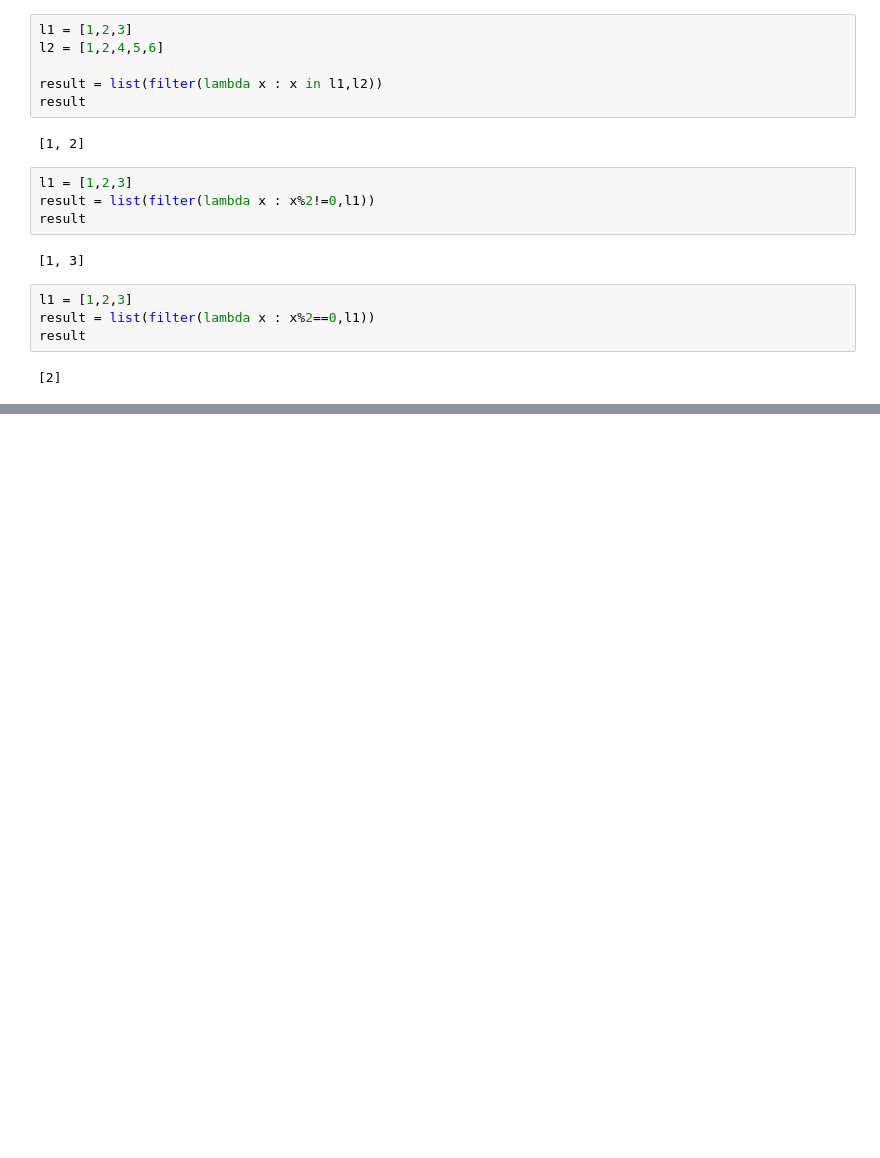
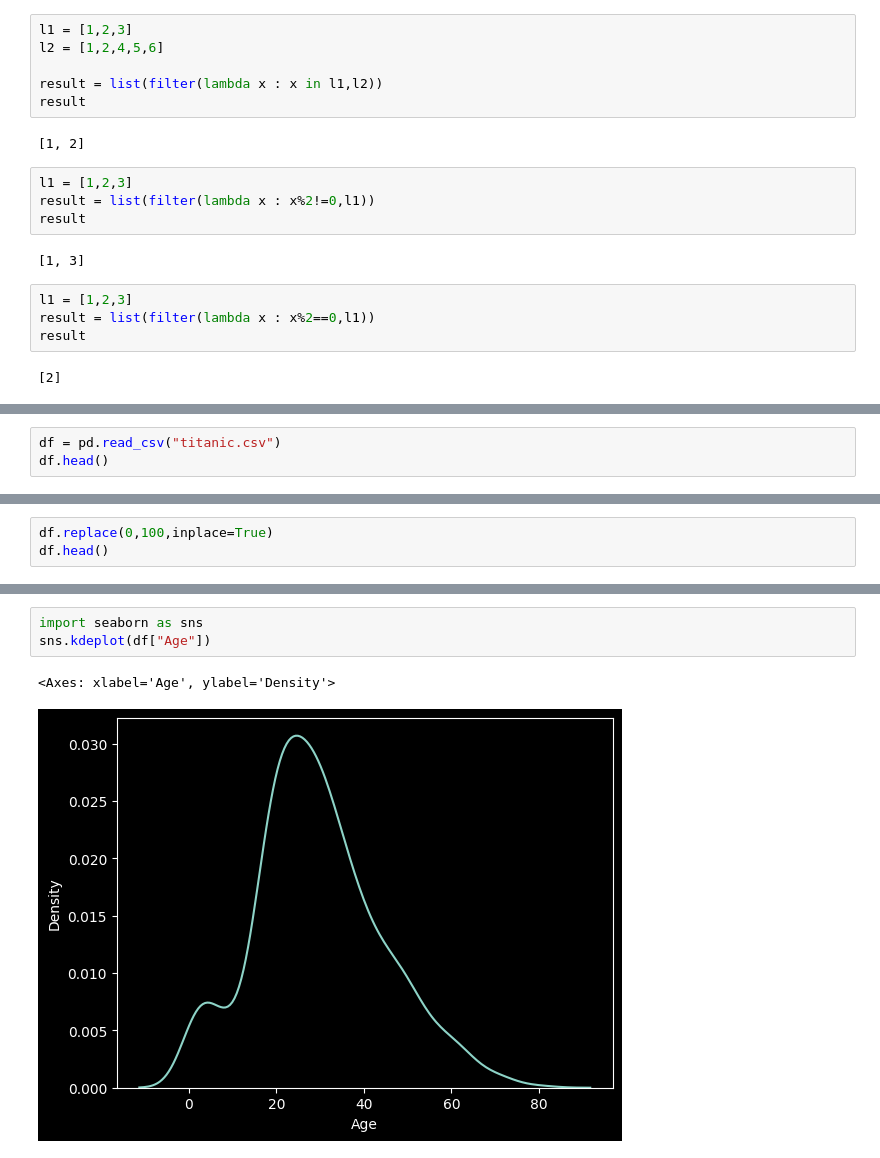
Before and after one commit to abhishek2young/Assignment, a Jupyter notebook: Python_4.ipynb, the cells around one changed output, grey strips where cells are left out. Saved outputs shown, nothing was run; the diff lists cells and outputs as text; blank space fills up the shorter version.

```diff
--- a/Python_4.ipynb
+++ b/Python_4.ipynb
@@ -3706,0 +3727,3 @@ result
+# %%
+df = pd.read_csv("titanic.csv")
+df.head()
@@ -3706,0 +3737,3 @@ result
+# %%
+df.replace(0,100,inplace=True)
+df.head()
@@ -3706,0 +3747,6 @@ result
+# %%
+import seaborn as sns
+sns.kdeplot(df["Age"])
+# %% [output]
+<Axes: xlabel='Age', ylabel='Density'>
+[figure, added]
```
Also changed, not shown: parts of 5 cells of this notebook, 5 other files.
